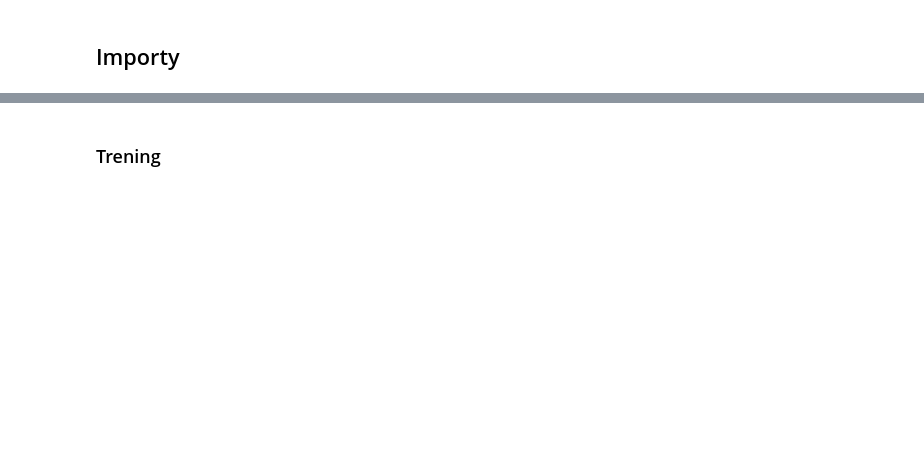
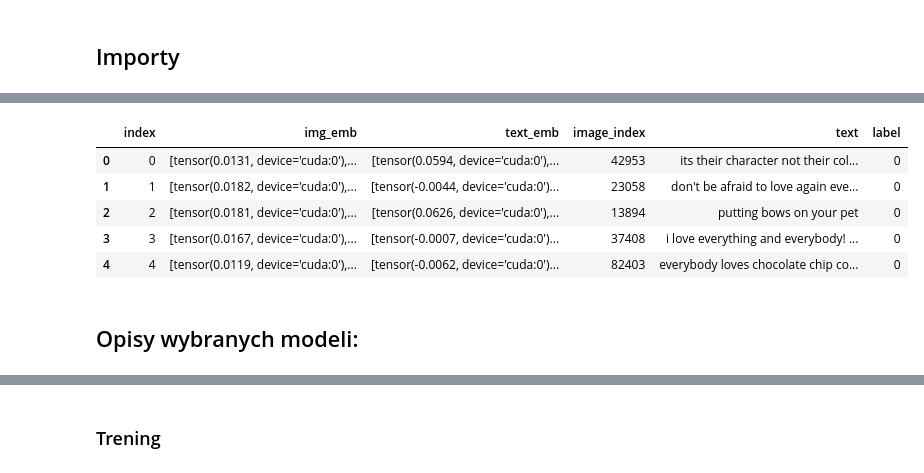
Before and after one commit to mateuszkochanek/reprezentacja-projekt, a Jupyter notebook: Report.ipynb, the cells around one changed output, grey strips where cells are left out. Cells and saved outputs as stored; diff of their text form; code cells hidden in the pictures; blank space fills up the shorter version.

```diff
--- a/Report.ipynb
+++ b/Report.ipynb
@@ -69,3 +93,14 @@ meme_datamodule = DataModule(
 )
 # %%
 meme_df = meme_datamodule.df["all"]
+# %%
+meme_df.head()
+# %% [output]
+|  | index | img_emb | text_emb | image_index | text | label |
+| 0 | 0 | [tensor(0.0131, device='cuda:0'),... | [tensor(0.0594, device='cuda:0'),... | 42953 | its their character not their col... | 0 |
+| 1 | 1 | [tensor(0.0182, device='cuda:0'),... | [tensor(-0.0044, device='cuda:0')... | 23058 | don't be afraid to love again eve... | 0 |
+| 2 | 2 | [tensor(0.0181, device='cuda:0'),... | [tensor(0.0626, device='cuda:0'),... | 13894 | putting bows on your pet | 0 |
+| 3 | 3 | [tensor(0.0167, device='cuda:0'),... | [tensor(-0.0007, device='cuda:0')... | 37408 | i love everything and everybody! ... | 0 |
+| 4 | 4 | [tensor(0.0119, device='cuda:0'),... | [tensor(-0.0062, device='cuda:0')... | 82403 | everybody loves chocolate chip co... | 0 |
+# %% [markdown]
+## Opisy wybranych modeli:
```
Also changed, not shown: parts of 22 cells of this notebook, 2 other files.
